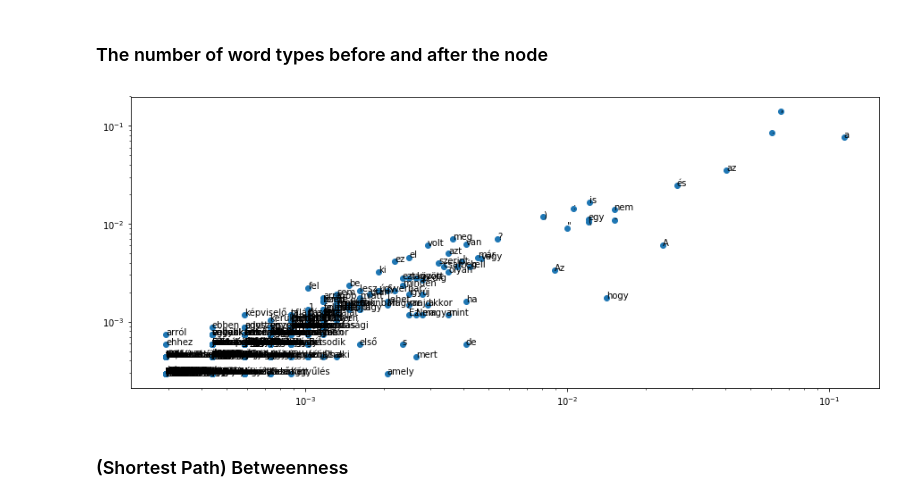
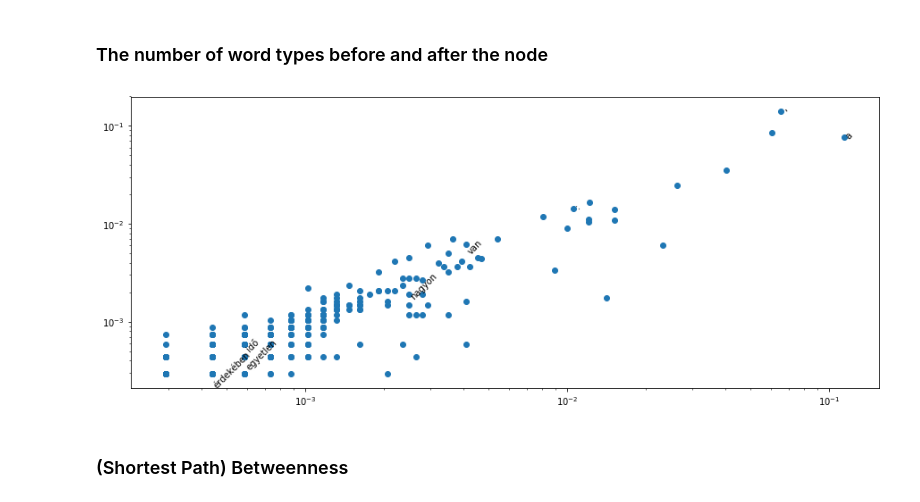
Before and after one commit to makrai/TextBetweenness, a Jupyter notebook: explor_coocc_graph.ipynb, the cells around one changed output. Saved outputs shown, nothing was run; the diff lists cells and outputs as text; code cells hidden in the pictures.

```diff
--- a/explor_coocc_graph.ipynb
+++ b/explor_coocc_graph.ipynb
@@ -318,7 +316,9 @@ def head(dict_):
     keys, _ = zip(*items)
     return keys, dict(items)
 # %%
-def plot_against_degree(cent, background=None, annot_prob=.1, deg_limit=.004, x_limit=.003):
+def plot_against_degree(cent, background=None, annot_prob=.1,
+                        annot_all_from_x=1,#.003,
+                        annot_all_from_y=1, annot_whilte_list=None, savefig=None):#.004):
     if background is None:
         background = nx.degree_centrality(G)
     ws_dg, dgr = head(background)
@@ -330,15 +330,17 @@ def plot_against_degree(cent, background=None, annot_prob=.1, deg_limit=.004, x_
         [dgr[wd] for wd in ws],
         [btw[wd] for wd in ws])
     for wd in ws:
-        if random.random() < annot_prob or dgr[wd] > deg_limit or btw[wd] > x_limit:
-
+        if random.random() < 100 *btw[wd] or (annot_whilte_list and wd in annot_whilte_list):
+        #                    annot_prob or dgr[wd] > annot_all_from_x or btw[wd] > annot_all_from_y:
             plt.annotate(wd, (dgr[wd], btw[wd]), rotation=45)
+    if savefig:
+        plt.savefig(savefig)
 # %% [markdown]
 ### The number of word types before and after the node
 # %%
-plot_against_degree(nx.in_degree_acentrality(G), background=nx.out_degree_centrality(G))
+plot_against_degree(nx.in_degree_centrality(G), background=nx.out_degree_centrality(G))
 # %% [output]
-[figure, old version]
+[figure, new version]
 # %% [markdown]
 ### (Shortest Path) Betweenness
 # %%
```
Also changed, not shown: parts of 77 cells of this notebook, 2 other files.
